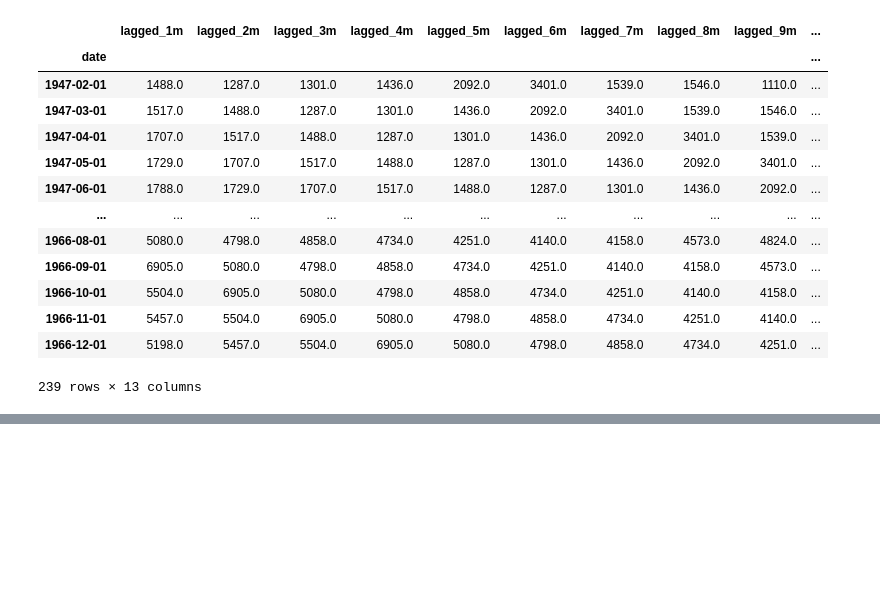
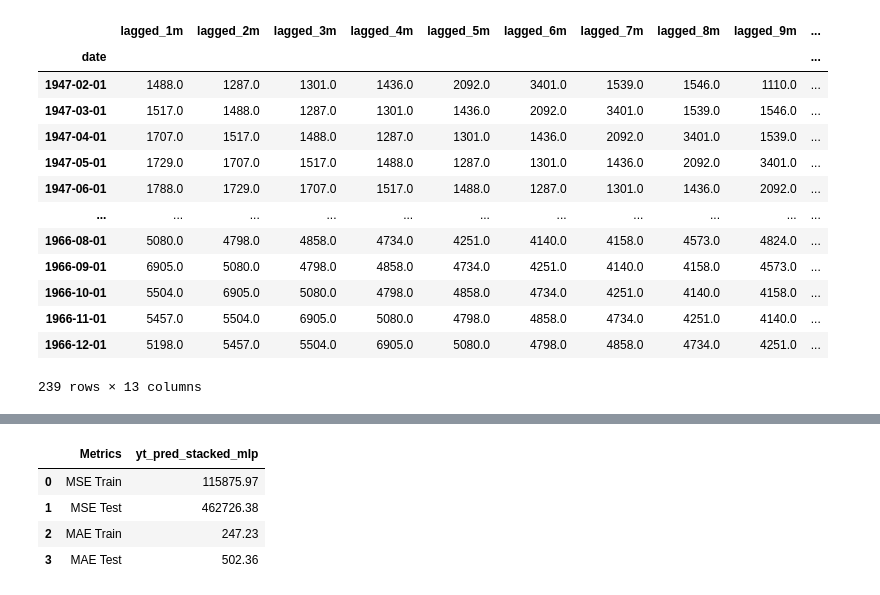
Before and after one commit to 2025-2-predictiva/PRE-13-prediccion-basica-series-de-tiempo-imlargo, a Jupyter notebook: homework/homework_6.ipynb, the cells around one changed output, grey strips where cells are left out. Saved outputs shown, nothing was run; the diff lists cells and outputs as text; code cells hidden in the pictures; blank space fills up the shorter version.

```diff
--- a/homework/homework_6.ipynb
+++ b/homework/homework_6.ipynb
@@ -157,0 +236,13 @@ X_complete_stacked
+# %%
+#
+# Métricas de error
+#
+metrics = functions.compute_evaluation_metrics(df_orig.dropna())
+functions.save_metrics(metrics)
+metrics
+# %% [output]
+|  | Metrics | yt_pred_stacked_mlp |
+| 0 | MSE Train | 115875.97 |
+| 1 | MSE Test | 462726.38 |
+| 2 | MAE Train | 247.23 |
+| 3 | MAE Test | 502.36 |
```
Also changed, not shown: parts of 4 cells of this notebook, 3 other files.
